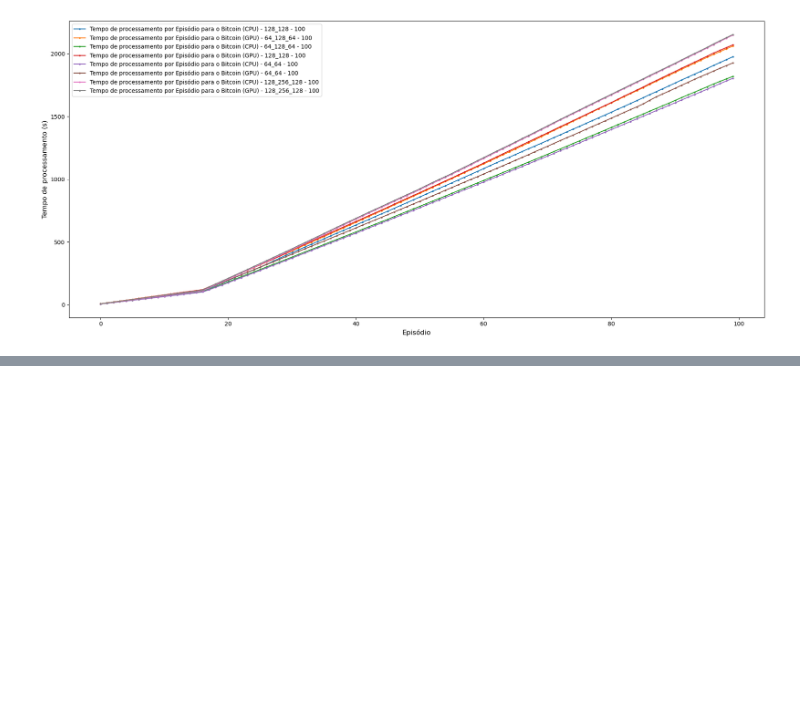
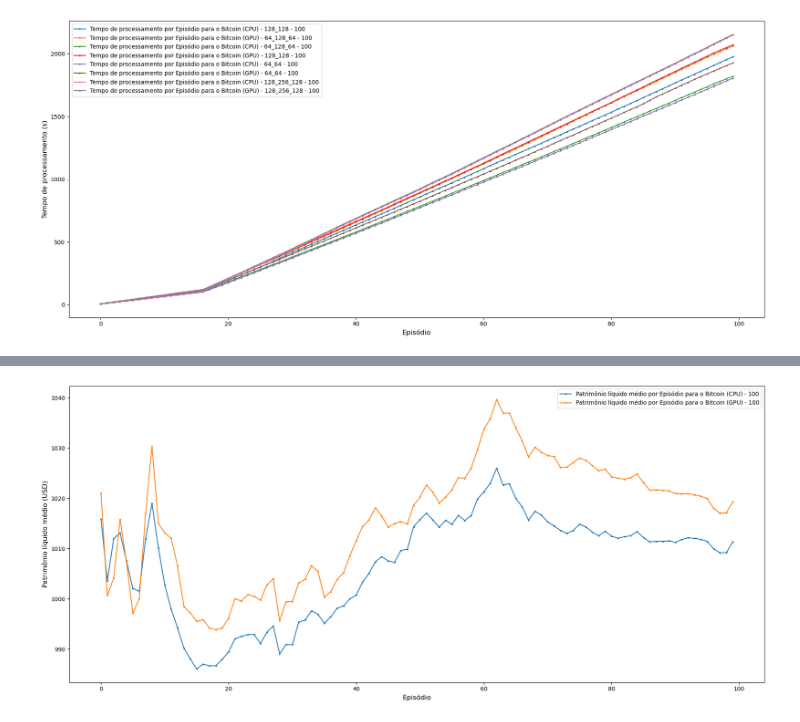
Before and after one commit to douglasnacl/master, a Jupyter notebook: build-table.ipynb, the cells around one changed output, grey strips where cells are left out. Saved outputs shown, nothing was run; the diff lists cells and outputs as text; code cells hidden in the pictures; blank space fills up the shorter version.

```diff
--- a/build-table.ipynb
+++ b/build-table.ipynb
@@ -413,0 +430,5 @@ IndexError: list index out of range
+# %%
+
+plot_data_avg(directories_dict, axis=('Step', 'average_net_worth'), should_save_image=False)
+# %% [output]
+[figure, added]
```
Also changed, not shown: parts of 3 cells of this notebook, 1 other file.
